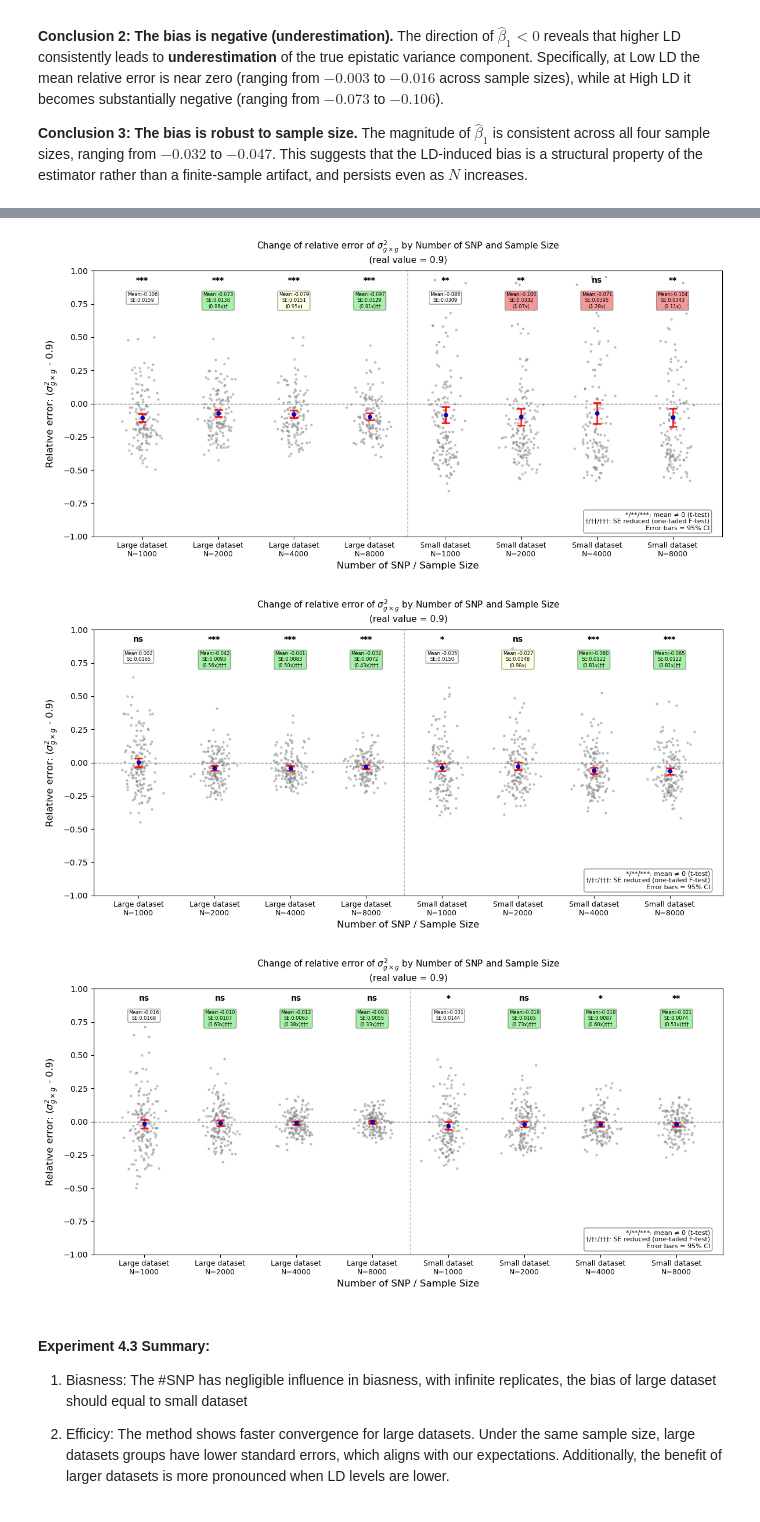
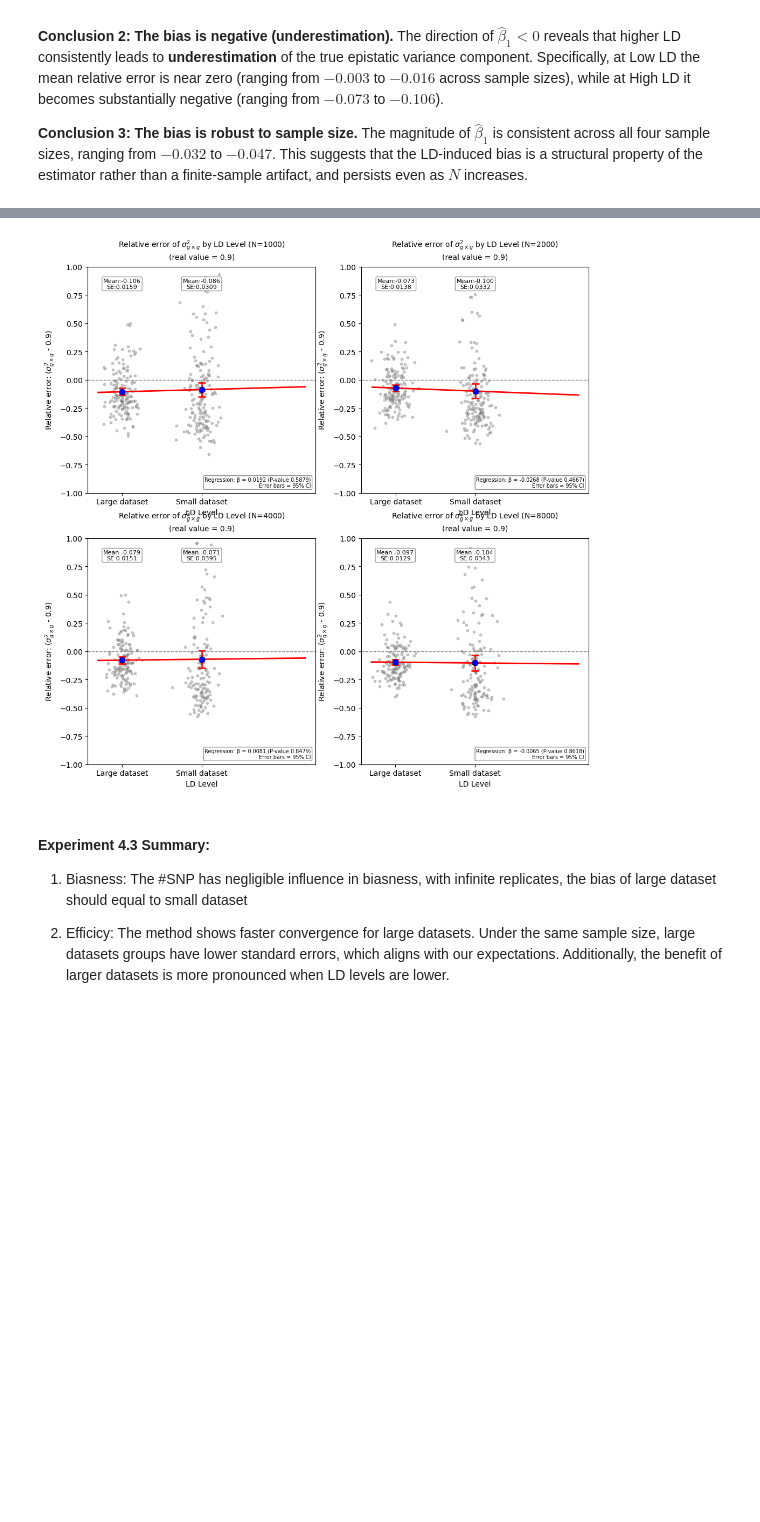
Before and after one commit to border-lab/Full-gene-level-GxG-Estimation, a Jupyter notebook: Experiments/solve_ContiguousSNP.ipynb, the cells around one changed output, grey strips where cells are left out. Drawn from its saved outputs; the diff is of its cells as text; code cells hidden in the pictures; blank space fills up the shorter version.

```diff
--- a/Experiments/solve_ContiguousSNP.ipynb
+++ b/Experiments/solve_ContiguousSNP.ipynb
@@ -296,16 +296,17 @@ fig, axes = plt.subplots(2, 2, figsize=(14, 12))
 axes = axes.flatten()
 
 individual_sizes = [1000, 2000, 4000, 8000]
-
+object_labels = ['Low LD', 'Middle LD', 'High LD']
 for idx, n in enumerate(individual_sizes):
-    data_dicts_by_ld = {
+    data_dicts_by_object = {
         'Low LD': lowLD_largeDataset_allVariants[n],
         'Middle LD': middleLD_largeDataset_allVariants[n],
         'High LD': highLD_largeDataset_allVariants[n]
     }
 
-    plot_relative_error_across_LD_levels(
-        data_dicts_by_ld=data_dicts_by_ld,
+    plot_relative_error_across_object(
+        data_dicts_by_object=data_dicts_by_object,
+        object_labels = object_labels,
         individual_size=n,
         col_num=0,
         real_value=0.9,
@@ -502,81 +427,28 @@ To examine the influence of #SNP on estimation, we compared six datasets across
 # %%
 ## highLD group
-
-individual_sizes = [1000, 2000, 4000, 8000]
-x_labels = ["Large dataset", "Small dataset"]
-
-plot_relative_error_across_groups_combined(
-    highLD_largeDataset_allVariants,
-    highLD_smallDataset_allVariants,
-    x_labels=x_labels,
-    individual_sizes=individual_sizes,
-    col_num=0,
-    real_value=0.9,
-    ymin=-1,
-    ymax=1,
-    x_axis_name="Number of SNP"
-)
-## middleLD group
-individual_sizes = [1000, 2000, 4000, 8000]
-x_labels = ["Large dataset", "Small dataset"]
-
-plot_relative_error_across_groups_combined(
-    middleLD_largeDataset_allVariants,
-    middleLD_smallDataset_allVariants,
-    x_labels=x_labels,
-    individual_sizes=individual_sizes,
-    col_num=0,
-    real_value=0.9,
-    ymin=-1,
-    ymax=1,
-    x_axis_name="Number of SNP"
-)
-
-## lowLD group
-individual_sizes = [1000, 2000, 4000, 8000]
-x_labels = ["Large dataset", "Small dataset"]
-
-plot_relative_error_across_groups_combined(
-    lowLD_largeDataset_allVariants,
-    lowLD_smallDataset_allVariants,
-    x_labels=x_labels,
-    individual_sizes=individual_sizes,
-    col_num=0,
-    real_value=0.9,
-    ymin=-1,
-    ymax=1,
-    x_axis_name="Number of SNP"
-)
-
-############
-fig, axes = plt.subplots(2, 2, figsize=(14, 12))
+fig, axes = plt.subplots(2, 2, figsize=(12, 12))
 axes = axes.flatten()
 
 individual_sizes = [1000, 2000, 4000, 8000]
-
+object_labels = ["Large dataset", "Small dataset"]
 for idx, n in enumerate(individual_sizes):
-    data_dicts_by_ld = {
-        'Low LD': lowLD_largeDataset_allVariants[n],
-        'Middle LD': middleLD_largeDataset_allVariants[n],
-        'High LD': highLD_largeDataset_allVariants[n]
+    data_dicts_by_object = {
+        'Large dataset': highLD_largeDataset_allVariants[n],
+        'Small dataset': highLD_smallDataset_allVariants[n],
     }
 
-    plot_relative_error_across_LD_levels(
-        data_dicts_by_ld=data_dicts_by_ld,
+    plot_relative_error_across_object(
+        data_dicts_by_object=data_dicts_by_object,
+        object_labels = object_labels,
         individual_size=n,
         col_num=0,
         real_value=0.9,
         ymin=-1.0,
         ymax=1.0,
         ax=axes[idx]
     )
-
-plt.tight_layout()
-plt.show()
 # %% [output]
-[figure, old version]
+[figure, new version]
-[figure, removed]
-[figure, removed]
 # %% [markdown]
 #### **Experiment 4.3 Summary**:
 1. Biasness: The #SNP has negligible influence in biasness, with infinite replicates, the bias of large dataset should equal to small dataset
```
Also changed, not shown: parts of 7 cells of this notebook, 2 other files.
